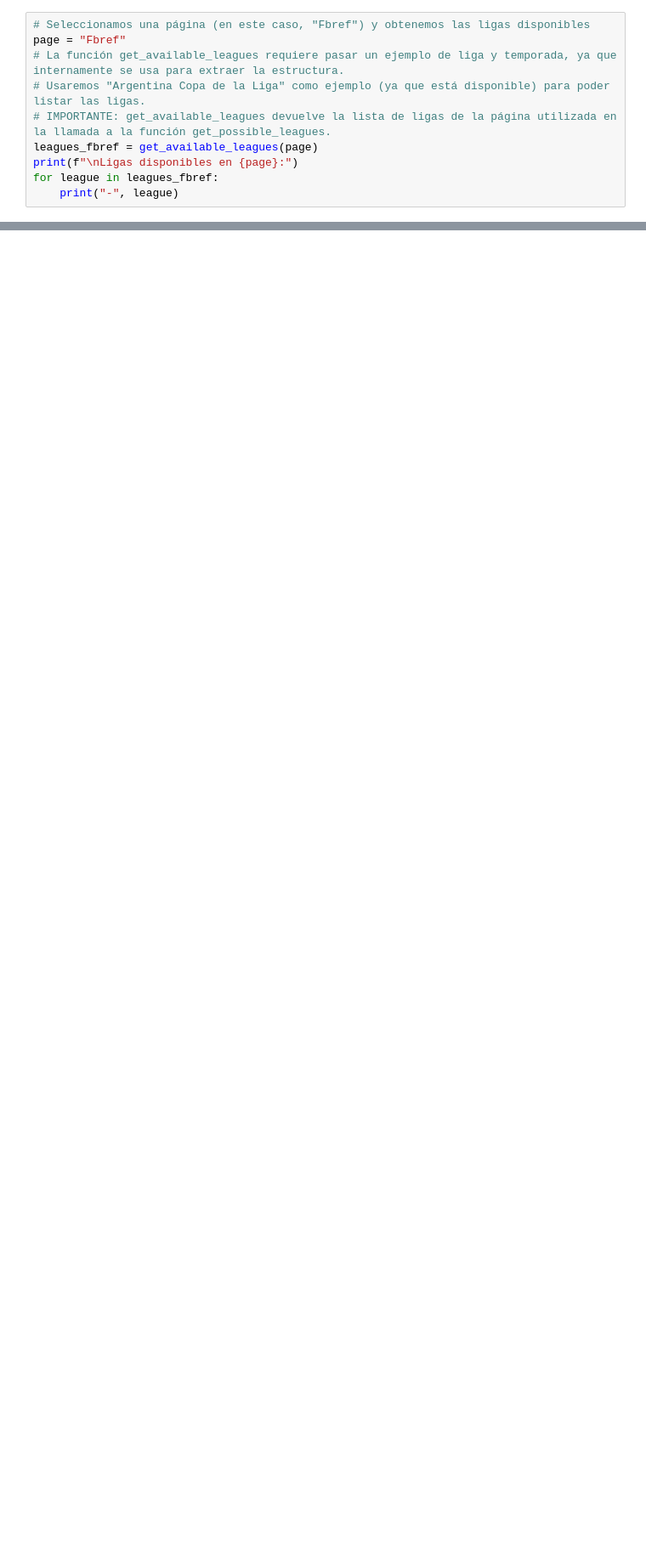
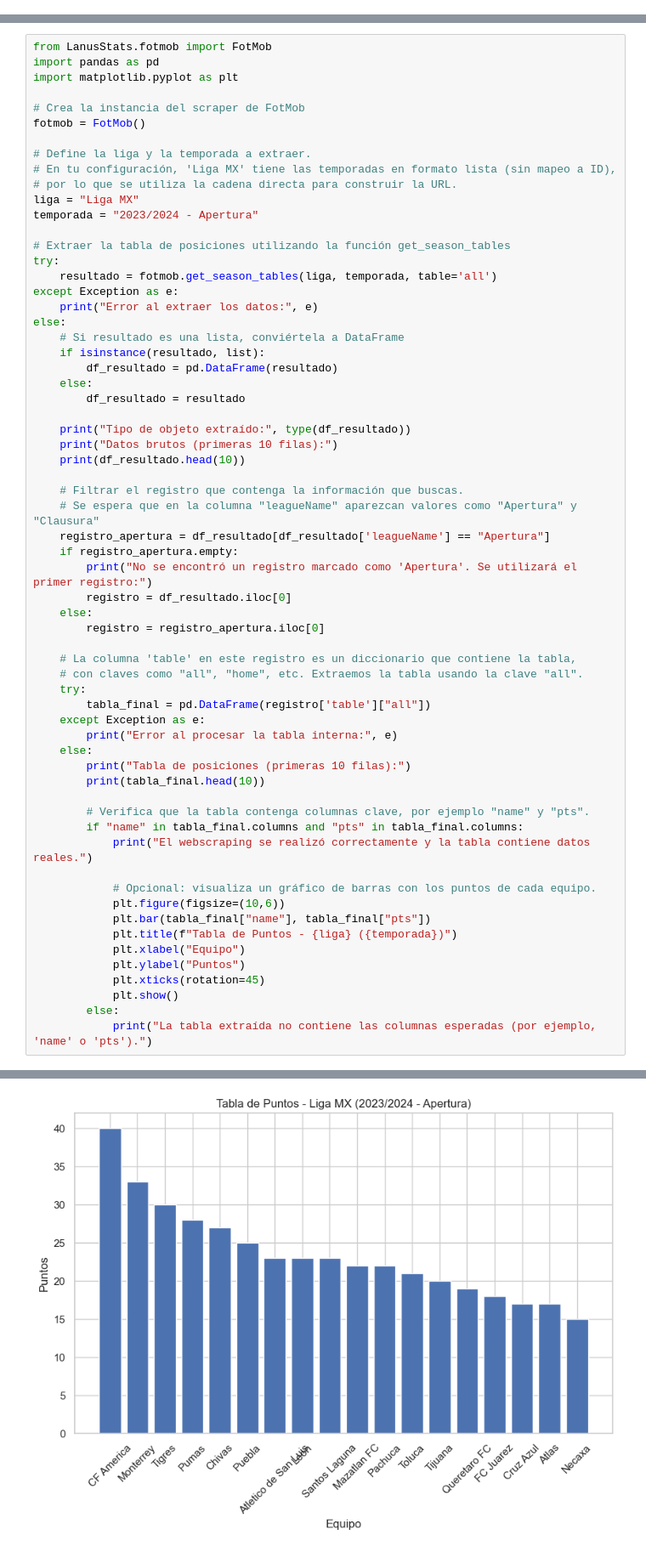
Before and after one commit to JAPerezC/futbol-analytics, a Jupyter notebook: notebooks/01_exploracion_liga_mx.ipynb, the cells around one changed output, grey strips where cells are left out. Shown at 85% size. Cells and saved outputs as stored; diff of their text form; blank space fills up the shorter version.

Commit message:
Soporte Liga MX y actualizo setup/dependencies

```diff
--- a/notebooks/01_exploracion_liga_mx.ipynb
+++ b/notebooks/01_exploracion_liga_mx.ipynb
@@ -42,13 +42,3 @@ Ligas disponibles en Fotmob:
 Ligas disponibles en Transfermarkt:
 
 Ligas disponibles en DataFactory:
-# %%
-# Seleccionamos una página (en este caso, "Fbref") y obtenemos las ligas disponibles
-page = "Fbref"
-# La función get_available_leagues requiere pasar un ejemplo de liga y temporada, ya que internamente se usa para extraer la estructura.
-# Usaremos "Argentina Copa de la Liga" como ejemplo (ya que está disponible) para poder listar las ligas.
-# IMPORTANTE: get_available_leagues devuelve la lista de ligas de la página utilizada en la llamada a la función get_possible_leagues.
-leagues_fbref = get_available_leagues(page)
-print(f"\nLigas disponibles en {page}:")
-for league in leagues_fbref:
-    print("-", league)
@@ -197,0 +97,64 @@ Tabla obtenida (primeras filas):
+# %%
+from LanusStats.fotmob import FotMob
+import pandas as pd
+import matplotlib.pyplot as plt
+
+# Crea la instancia del scraper de FotMob
+fotmob = FotMob()
+
+# Define la liga y la temporada a extraer.
+# En tu configuración, 'Liga MX' tiene las temporadas en formato lista (sin mapeo a ID),
+# por lo que se utiliza la cadena directa para construir la URL.
+liga = "Liga MX"
+temporada = "2023/2024 - Apertura"
+
+# Extraer la tabla de posiciones utilizando la función get_season_tables
+try:
+    resultado = fotmob.get_season_tables(liga, temporada, table='all')
+except Exception as e:
+    print("Error al extraer los datos:", e)
+else:
+    # Si resultado es una lista, conviértela a DataFrame
+    if isinstance(resultado, list):
+        df_resultado = pd.DataFrame(resultado)
+    else:
+        df_resultado = resultado
+
+    print("Tipo de objeto extraído:", type(df_resultado))
+    print("Datos brutos (primeras 10 filas):")
+    print(df_resultado.head(10))
+
+    # Filtrar el registro que contenga la información que buscas.
+    # Se espera que en la columna "leagueName" aparezcan valores como "Apertura" y "Clausura"
+    registro_apertura = df_resultado[df_resultado['leagueName'] == "Apertura"]
+    if registro_apertura.empty:
+        print("No se encontró un registro marcado como 'Apertura'. Se utilizará el primer registro:")
+        registro = df_resultado.iloc[0]
+    else:
+        registro = registro_apertura.iloc[0]
+
+    # La columna 'table' en este registro es un diccionario que contiene la tabla,
+    # con claves como "all", "home", etc. Extraemos la tabla usando la clave "all".
+    try:
+        tabla_final = pd.DataFrame(registro['table']["all"])
+    except Exception as e:
+        print("Error al procesar la tabla interna:", e)
+    else:
+        print("Tabla de posiciones (primeras 10 filas):")
+        print(tabla_final.head(10))
+
+        # Verifica que la tabla contenga columnas clave, por ejemplo "name" y "pts".
+        if "name" in tabla_final.columns and "pts" in tabla_final.columns:
+            print("El webscraping se realizó correctamente y la tabla contiene datos reales.")
+
+            # Opcional: visualiza un gráfico de barras con los puntos de cada equipo.
+            plt.figure(figsize=(10,6))
+            plt.bar(tabla_final["name"], tabla_final["pts"])
+            plt.title(f"Tabla de Puntos - {liga} ({temporada})")
+            plt.xlabel("Equipo")
+            plt.ylabel("Puntos")
+            plt.xticks(rotation=45)
+            plt.show()
+        else:
+            print("La tabla extraída no contiene las columnas esperadas (por ejemplo, 'name' o 'pts').")
+# %% [output]
@@ -197,0 +178 @@ Tabla obtenida (primeras filas):
+[figure, added]
```
Also changed, not shown: parts of 10 cells of this notebook, 2 other files.
